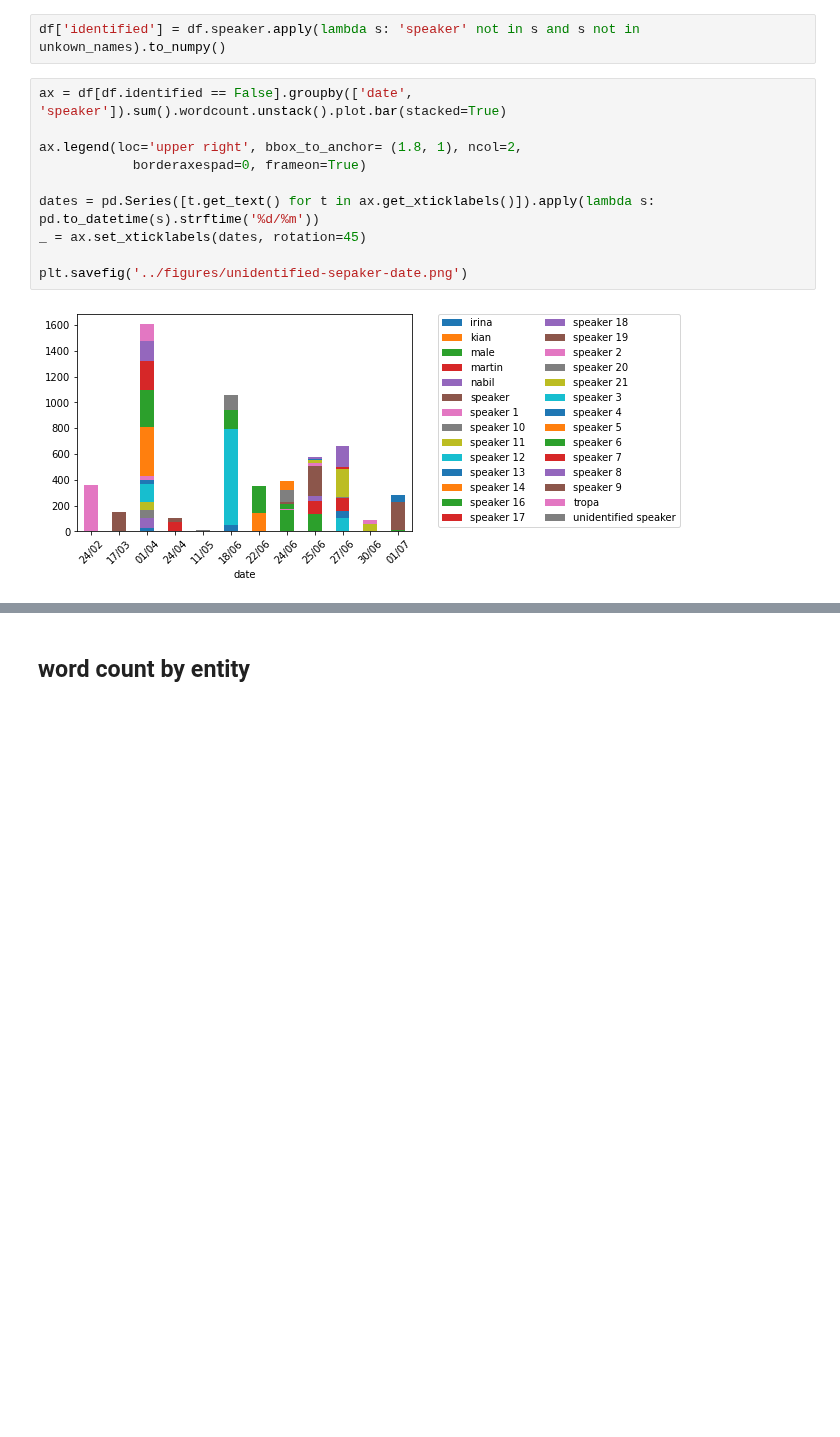
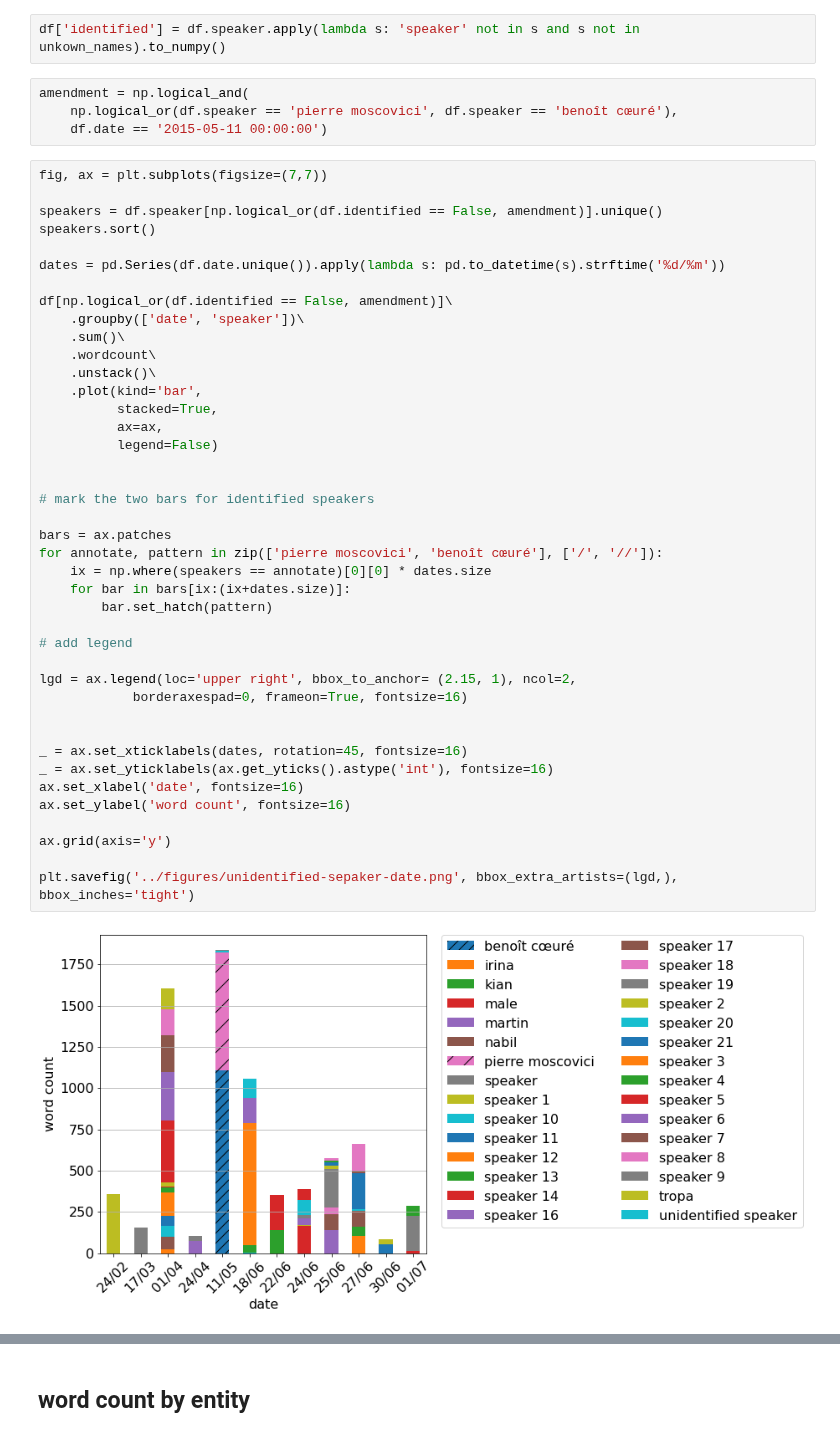
Before and after one commit to ariansajina/master-thesis, a Jupyter notebook: notebooks/preliminary_analysis.ipynb, the cells around one changed output, grey strips where cells are left out. Saved outputs shown, nothing was run; the diff lists cells and outputs as text; blank space fills up the shorter version.

```diff
--- a/notebooks/preliminary_analysis.ipynb
+++ b/notebooks/preliminary_analysis.ipynb
@@ -142,15 +162,50 @@ df.head()
 | 4 | speaker 2 | … that the letter by the minister... | 2015-02-24 00:00:00 | 154 |
 # %%
 df['identified'] = df.speaker.apply(lambda s: 'speaker' not in s and s not in unkown_names).to_numpy()
+# %%
+amendment = np.logical_and(
+    np.logical_or(df.speaker == 'pierre moscovici', df.speaker == 'benoît cœuré'),
+    df.date == '2015-05-11 00:00:00')
 # %%
-ax = df[df.identified == False].groupby(['date', 'speaker']).sum().wordcount.unstack().plot.bar(stacked=True)
+fig, ax = plt.subplots(figsize=(7,7))
 
-ax.legend(loc='upper right', bbox_to_anchor= (1.8, 1), ncol=2,
-            borderaxespad=0, frameon=True)
+speakers = df.speaker[np.logical_or(df.identified == False, amendment)].unique()
+speakers.sort()
 
-dates = pd.Series([t.get_text() for t in ax.get_xticklabels()]).apply(lambda s: pd.to_datetime(s).strftime('%d/%m'))
-_ = ax.set_xticklabels(dates, rotation=45)
+dates = pd.Series(df.date.unique()).apply(lambda s: pd.to_datetime(s).strftime('%d/%m'))
 
-plt.savefig('../figures/unidentified-sepaker-date.png')
+df[np.logical_or(df.identified == False, amendment)]\
+    .groupby(['date', 'speaker'])\
+    .sum()\
+    .wordcount\
+    .unstack()\
+    .plot(kind='bar',
+          stacked=True,
+          ax=ax,
+          legend=False)
+
+
+# mark the two bars for identified speakers
+
+bars = ax.patches
+for annotate, pattern in zip(['pierre moscovici', 'benoît cœuré'], ['/', '//']):
+    ix = np.where(speakers == annotate)[0][0] * dates.size
+    for bar in bars[ix:(ix+dates.size)]:
+        bar.set_hatch(pattern)
+
+# add legend
+
+lgd = ax.legend(loc='upper right', bbox_to_anchor= (2.15, 1), ncol=2,
+            borderaxespad=0, frameon=True, fontsize=16)
+
+
+_ = ax.set_xticklabels(dates, rotation=45, fontsize=16)
+_ = ax.set_yticklabels(ax.get_yticks().astype('int'), fontsize=16)
+ax.set_xlabel('date', fontsize=16)
+ax.set_ylabel('word count', fontsize=16)
+
+ax.grid(axis='y')
+
+plt.savefig('../figures/unidentified-sepaker-date.png', bbox_extra_artists=(lgd,), bbox_inches='tight')
 # %% [output]
-[figure, old version]
+[figure, new version]
```
Also changed, not shown: parts of 13 cells of this notebook, 1 other file.
